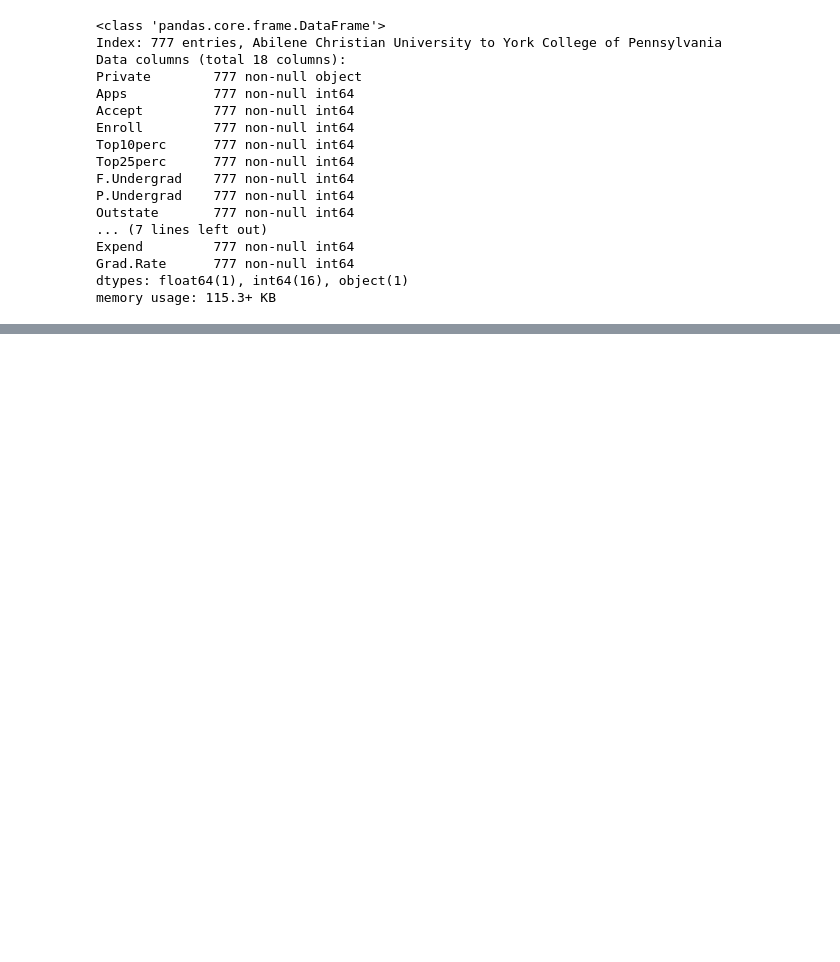
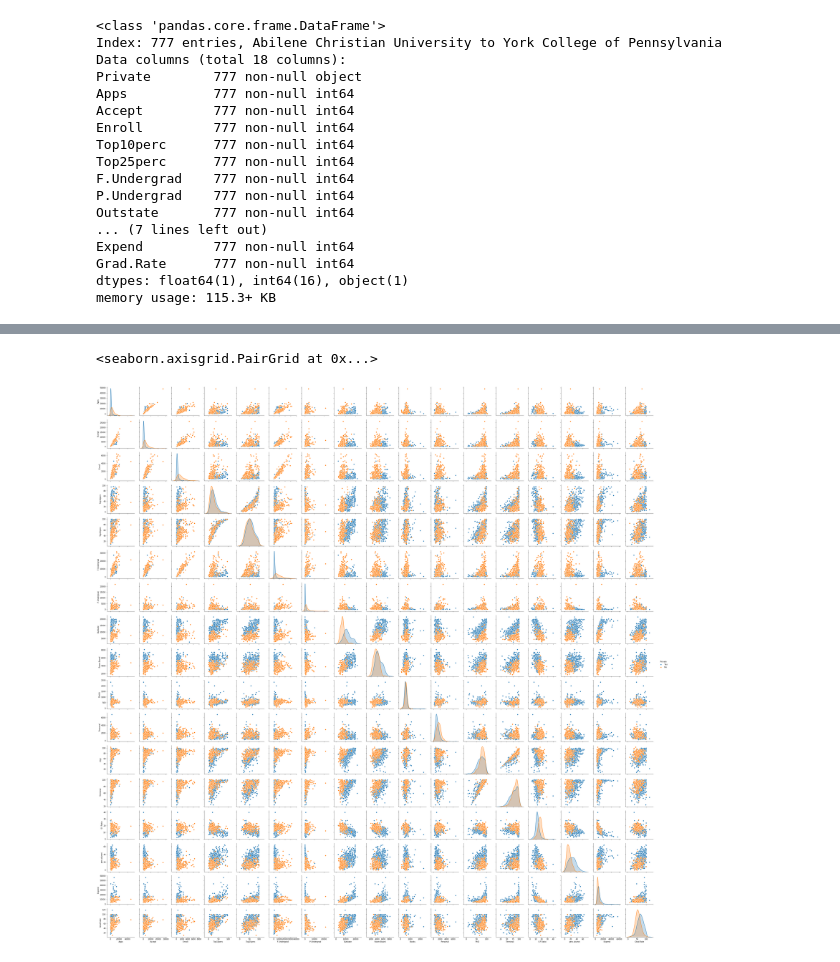
Before and after one commit to codeflowap/ML_K_Means_Clustring, a Jupyter notebook: K_Means_Clustering_Project.ipynb, the cells around one changed output, grey strips where cells are left out. Saved outputs shown, nothing was run; the diff lists cells and outputs as text; code cells hidden in the pictures; blank space fills up the shorter version.

```diff
--- a/K_Means_Clustering_Project.ipynb
+++ b/K_Means_Clustering_Project.ipynb
@@ -61,0 +69,5 @@ NameError: name 'sns' is not defined
+# %%
+sns.pairplot(data=df,hue='Private')
+# %% [output]
+<seaborn.axisgrid.PairGrid at 0x...>
+[figure, added]
```
Also changed, not shown: parts of 6 cells of this notebook.
